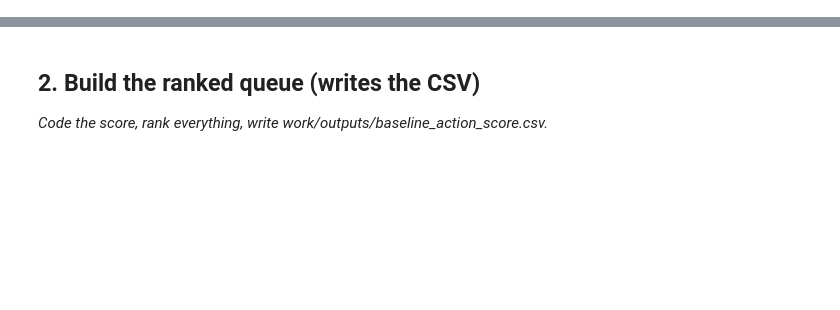
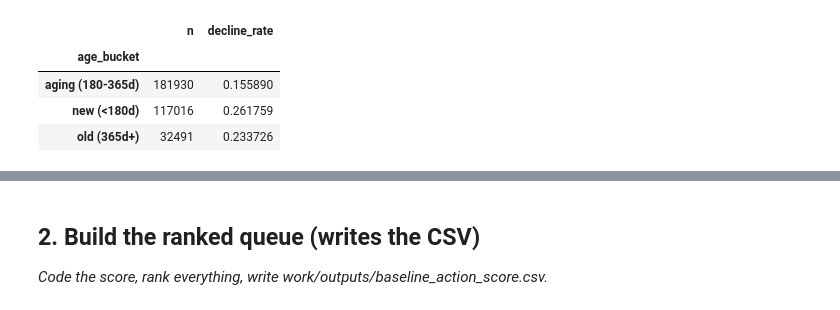
Before and after one commit to Farrukh776/flyrank-ai, a Jupyter notebook: work/notebooks/w04_baseline_score.ipynb, the cells around one changed output, grey strips where cells are left out. Saved outputs shown, nothing was run; the diff lists cells and outputs as text; code cells hidden in the pictures; blank space fills up the shorter version.

```diff
--- a/work/notebooks/w04_baseline_score.ipynb
+++ b/work/notebooks/w04_baseline_score.ipynb
@@ -15,0 +64,16 @@ This skeleton is yours to fill. Work the sections **in order** — each one has
+# %%
+def age_bucket(d):
+    if pd.isna(d): return "unknown"
+    if d < 180: return "new (<180d)"
+    if d < 365: return "aging (180-365d)"
+    return "old (365d+)"
+
+df["age_bucket"] = df["content_age_days"].apply(age_bucket)
+age_check = df.groupby("age_bucket").agg(n=("declined", "size"), decline_rate=("declined", "mean"))
+age_check
+# %% [output]
+|  | n | decline_rate |
+| age_bucket |  |  |
+| aging (180-365d) | 181930 | 0.155890 |
+| new (<180d) | 117016 | 0.261759 |
+| old (365d+) | 32491 | 0.233726 |
```
Also changed, not shown: parts of 18 cells of this notebook.
